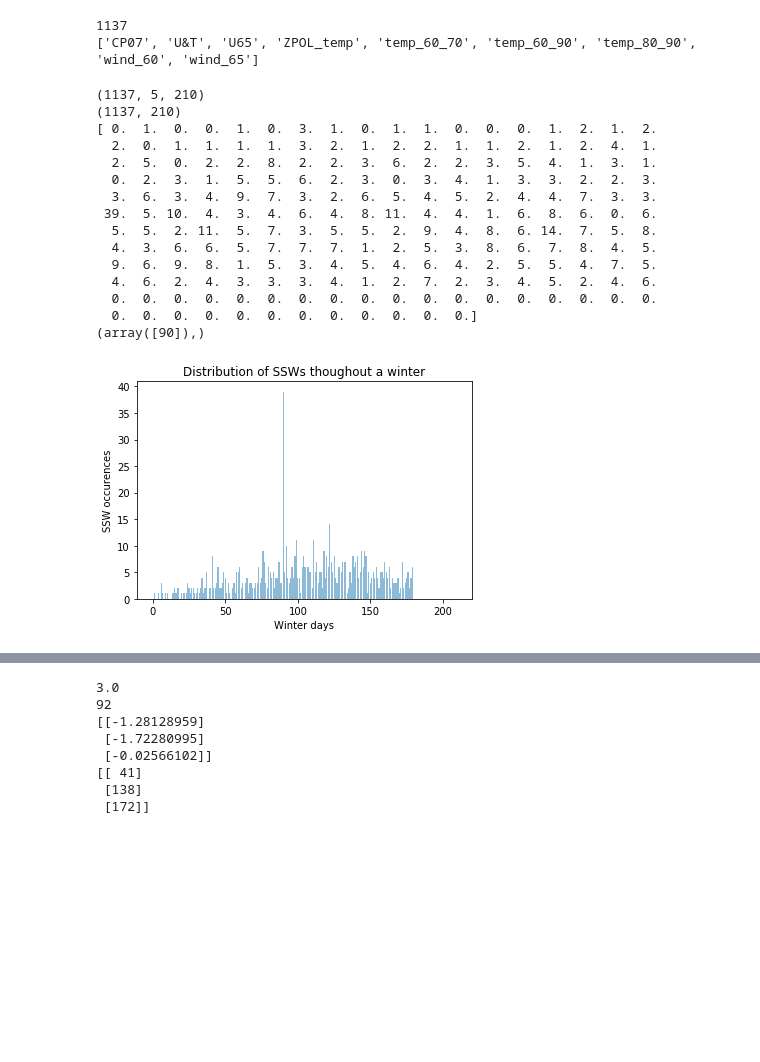
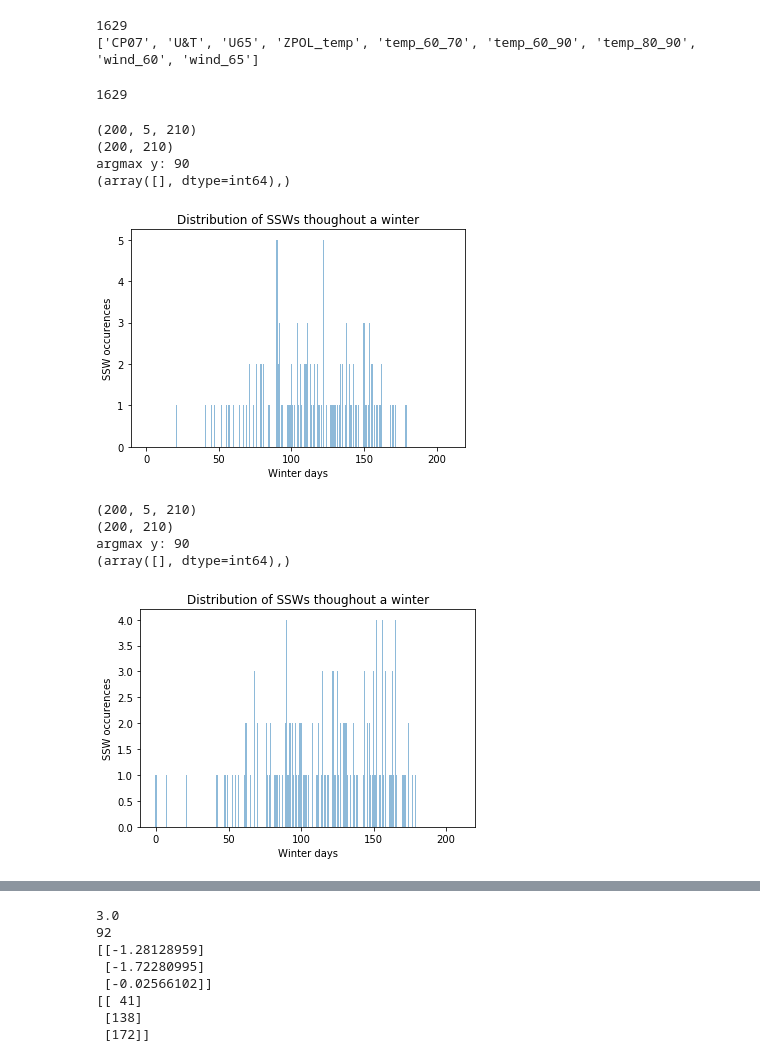
Before and after one commit to mcbuehler/ssw-prediction, a Jupyter notebook: notebooks/timeseries_exploration.ipynb, the cells around one changed output, grey strips where cells are left out. Cells and saved outputs as stored; diff of their text form; code cells hidden in the pictures; blank space fills up the shorter version.

Commit message:
behaviour of peak in dataset

```diff
--- a/notebooks/timeseries_exploration.ipynb
+++ b/notebooks/timeseries_exploration.ipynb
@@ -4,7 +4,7 @@ import numpy as np
 import matplotlib.pyplot as plt
 # %%
 
-data_file_directory = '../data/data_preprocessed_labeled.h5'
+data_file_directory = '../data/preprocessed_output.bak/data_labeled.h5'
 
 # Load data from h5 file
 f = h5py.File(data_file_directory, 'r')
@@ -21,45 +21,53 @@ print(list(a.keys()))
 data_fields = \
         ['wind_60', 'wind_65', 'CP07', "U&T", "U65"]
 # %% [output]
-1137
+1629
 ['CP07', 'U&T', 'U65', 'ZPOL_temp', 'temp_60_70', 'temp_60_90', 'temp_80_90', 'wind_60', 'wind_65']
 # %%
 # Get data
 
-dat = np.array(
-        [[f[key][data_field] for data_field in data_fields] for key in keys])
+def get_data(keys):
+    return np.array( [[f[key][data_field] for data_field in data_fields] for key in keys])
+# %%
+keys[:10]
+len(keys)
+# %% [output]
+1629
+# %%
+dat_all = get_data(keys)
 # %%
-label_index = 2 #CP07
+def plot_peak(dat):
+    label_index = 2 #CP07
 
-print(dat.shape)
-print(dat[:,label_index,:].shape)
+    print(dat.shape)
+    print(dat[:,label_index,:].shape)
 
-# Distribution of CP07 labels
-# Observe that last month is always empty CP07 --> no SSWs in April
+    # Distribution of CP07 labels
+    # Observe that last month is always empty CP07 --> no SSWs in April
 
-y = np.sum(dat[:,label_index,:], axis=0)
-x = np.arange(210)
-print(y)
-print(np.where(y>35))
-plt.bar(x, y, align='center', alpha=0.5)
-plt.xlabel("Winter days")
-plt.ylabel("SSW occurences")
-plt.title("Distribution of SSWs thoughout a winter")
-plt.show()
+    y = np.sum(dat[:,label_index,:], axis=0)
+    x = np.arange(210)
+    print("argmax y:", np.argmax(y))
+    print(np.where(y>35))
+    plt.bar(x, y, align='center', alpha=0.5)
+    plt.xlabel("Winter days")
+    plt.ylabel("SSW occurences")
+    plt.title("Distribution of SSWs thoughout a winter")
+
+    plt.show()
-# %% [output]
-(1137, 5, 210)
-(1137, 210)
-[ 0.  1.  0.  0.  1.  0.  3.  1.  0.  1.  1.  0.  0.  0.  1.  2.  1.  2.
-  2.  0.  1.  1.  1.  1.  3.  2.  1.  2.  2.  1.  1.  2.  1.  2.  4.  1.
-  2.  5.  0.  2.  2.  8.  2.  2.  3.  6.  2.  2.  3.  5.  4.  1.  3.  1.
-  0.  2.  3.  1.  5.  5.  6.  2.  3.  0.  3.  4.  1.  3.  3.  2.  2.  3.
-  3.  6.  3.  4.  9.  7.  3.  2.  6.  5.  4.  5.  2.  4.  4.  7.  3.  3.
- 39.  5. 10.  4.  3.  4.  6.  4.  8. 11.  4.  4.  1.  6.  8.  6.  0.  6.
-  5.  5.  2. 11.  5.  7.  3.  5.  5.  2.  9.  4.  8.  6. 14.  7.  5.  8.
-  4.  3.  6.  6.  5.  7.  7.  7.  1.  2.  5.  3.  8.  6.  7.  8.  4.  5.
-  9.  6.  9.  8.  1.  5.  3.  4.  5.  4.  6.  4.  2.  5.  5.  4.  7.  5.
-  4.  6.  2.  4.  3.  3.  3.  4.  1.  2.  7.  2.  3.  4.  5.  2.  4.  6.
-  0.  0.  0.  0.  0.  0.  0.  0.  0.  0.  0.  0.  0.  0.  0.  0.  0.  0.
-  0.  0.  0.  0.  0.  0.  0.  0.  0.  0.  0.  0.]
-(array([90]),)
-[figure, removed]
+# %%
+plot_peak(dat_all[0:200])
+# %% [output]
+(200, 5, 210)
+(200, 210)
+argmax y: 90
+(array([], dtype=int64),)
+[figure, added]
+# %%
+plot_peak(dat_all[200:400])
+# %% [output]
+(200, 5, 210)
+(200, 210)
+argmax y: 90
+(array([], dtype=int64),)
+[figure, added]
```
Also changed, not shown: parts of 6 cells of this notebook.
